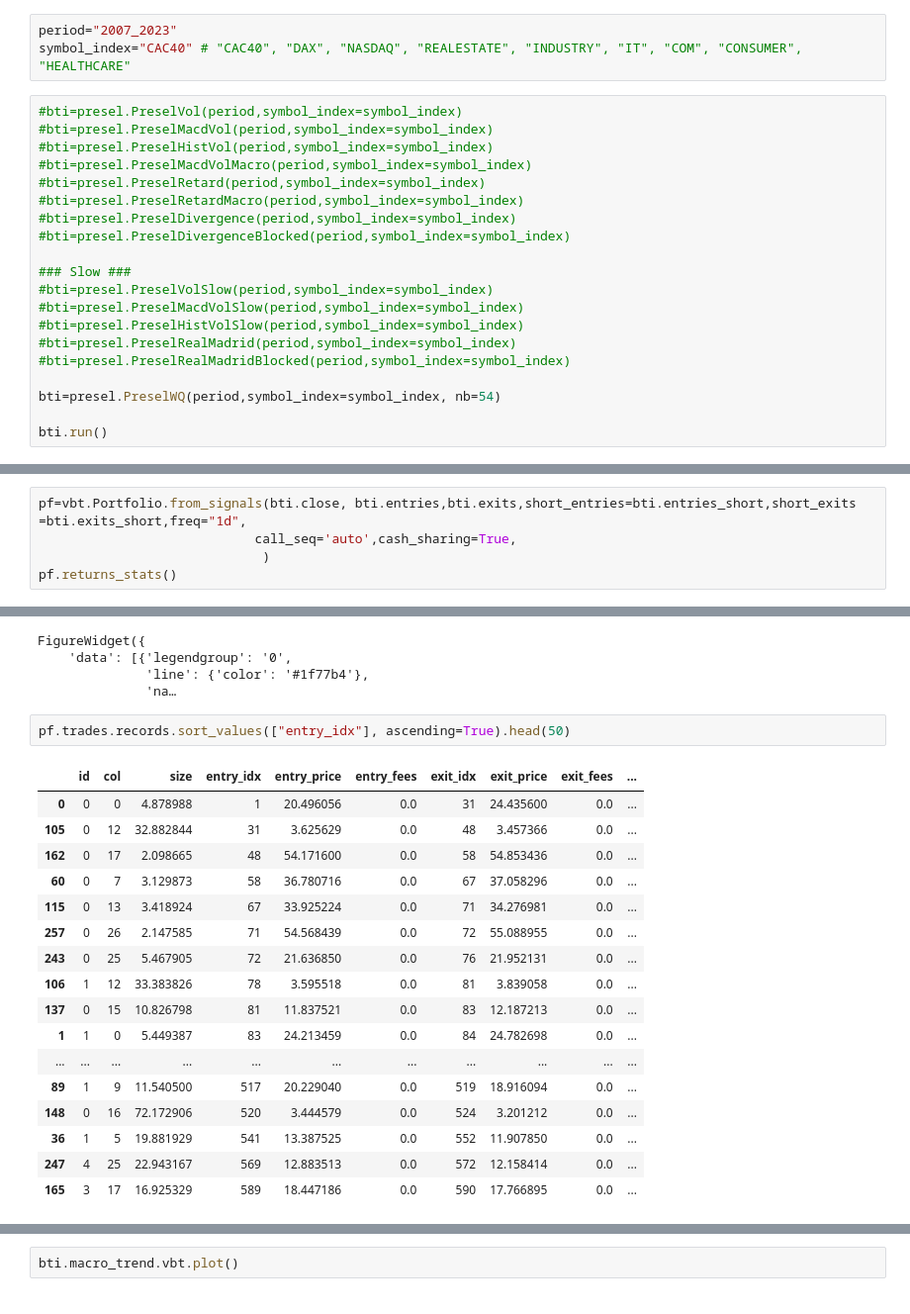
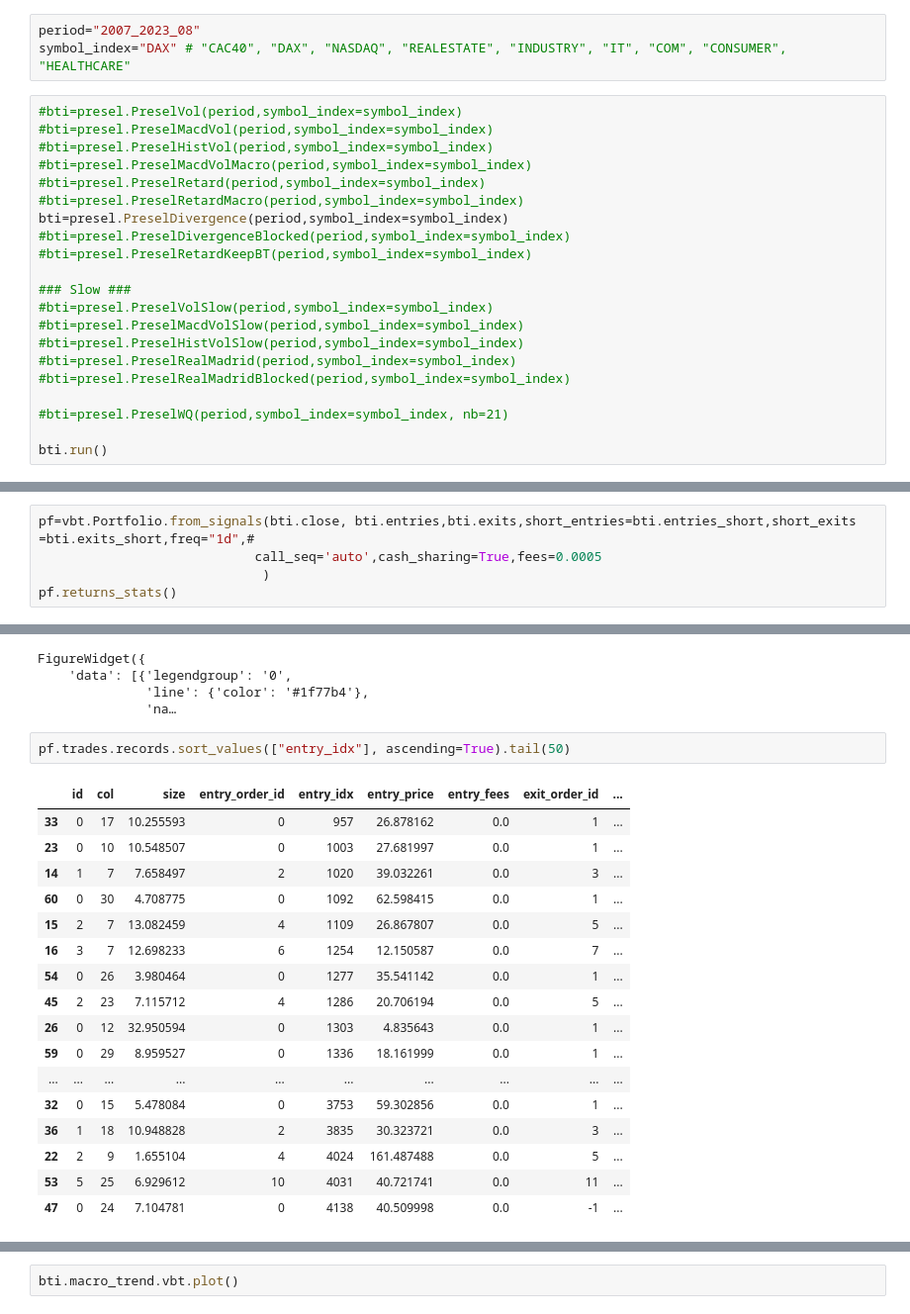
Before and after one commit to psemdel/py-trading-bot, a Jupyter notebook: py-trading-bot/jupyter_scripts/presel.ipynb, the cells around one changed output, grey strips where cells are left out. Shown: that part at 99% size. Cells and saved outputs as stored; diff of their text form.

```diff
--- a/py-trading-bot/jupyter_scripts/presel.ipynb
+++ b/py-trading-bot/jupyter_scripts/presel.ipynb
@@ -23,6 +23,6 @@ importlib.reload(presel)
 # %%
-period="2007_2023"
-symbol_index="CAC40" # "CAC40", "DAX", "NASDAQ", "REALESTATE", "INDUSTRY", "IT", "COM", "CONSUMER", "HEALTHCARE"
+period="2007_2023_08"
+symbol_index="DAX" # "CAC40", "DAX", "NASDAQ", "REALESTATE", "INDUSTRY", "IT", "COM", "CONSUMER", "HEALTHCARE"
 # %%
 #bti=presel.PreselVol(period,symbol_index=symbol_index)
 #bti=presel.PreselMacdVol(period,symbol_index=symbol_index)
@@ -30,8 +30,9 @@ symbol_index="CAC40" # "CAC40", "DAX", "NASDAQ", "REALESTATE", "INDUSTRY", "IT",
 #bti=presel.PreselMacdVolMacro(period,symbol_index=symbol_index)
 #bti=presel.PreselRetard(period,symbol_index=symbol_index)
 #bti=presel.PreselRetardMacro(period,symbol_index=symbol_index)
-#bti=presel.PreselDivergence(period,symbol_index=symbol_index)
+bti=presel.PreselDivergence(period,symbol_index=symbol_index)
 #bti=presel.PreselDivergenceBlocked(period,symbol_index=symbol_index)
+#bti=presel.PreselRetardKeepBT(period,symbol_index=symbol_index)
 
 ### Slow ###
 #bti=presel.PreselVolSlow(period,symbol_index=symbol_index)
@@ -40,7 +41,7 @@ symbol_index="CAC40" # "CAC40", "DAX", "NASDAQ", "REALESTATE", "INDUSTRY", "IT",
 #bti=presel.PreselRealMadrid(period,symbol_index=symbol_index)
 #bti=presel.PreselRealMadridBlocked(period,symbol_index=symbol_index)
 
-bti=presel.PreselWQ(period,symbol_index=symbol_index, nb=54)
+#bti=presel.PreselWQ(period,symbol_index=symbol_index, nb=21)
 
 bti.run()
 # %% [output]
@@ -51,6 +49,6 @@ invalid value encountered in divide
 # %%
-pf=vbt.Portfolio.from_signals(bti.close, bti.entries,bti.exits,short_entries=bti.entries_short,short_exits  =bti.exits_short,freq="1d",
-                            call_seq='auto',cash_sharing=True,
+pf=vbt.Portfolio.from_signals(bti.close, bti.entries,bti.exits,short_entries=bti.entries_short,short_exits  =bti.exits_short,freq="1d",#
+                            call_seq='auto',cash_sharing=True,fees=0.0005
                              )
 pf.returns_stats()
 # %% [output]
@@ -125,25 +131,25 @@ FigureWidget({
               'line': {'color': '#1f77b4'},
               'na…
 # %%
-pf.trades.records.sort_values(["entry_idx"], ascending=True).head(50)
+pf.trades.records.sort_values(["entry_idx"], ascending=True).tail(50)
 # %% [output]
-|  | id | col | size | entry_idx | entry_price | entry_fees | exit_idx | exit_price | exit_fees | ... |
-| 0 | 0 | 0 | 4.878988 | 1 | 20.496056 | 0.0 | 31 | 24.435600 | 0.0 | ... |
-| 105 | 0 | 12 | 32.882844 | 31 | 3.625629 | 0.0 | 48 | 3.457366 | 0.0 | ... |
-| 162 | 0 | 17 | 2.098665 | 48 | 54.171600 | 0.0 | 58 | 54.853436 | 0.0 | ... |
-| 60 | 0 | 7 | 3.129873 | 58 | 36.780716 | 0.0 | 67 | 37.058296 | 0.0 | ... |
-| 115 | 0 | 13 | 3.418924 | 67 | 33.925224 | 0.0 | 71 | 34.276981 | 0.0 | ... |
-| 257 | 0 | 26 | 2.147585 | 71 | 54.568439 | 0.0 | 72 | 55.088955 | 0.0 | ... |
-| 243 | 0 | 25 | 5.467905 | 72 | 21.636850 | 0.0 | 76 | 21.952131 | 0.0 | ... |
-| 106 | 1 | 12 | 33.383826 | 78 | 3.595518 | 0.0 | 81 | 3.839058 | 0.0 | ... |
-| 137 | 0 | 15 | 10.826798 | 81 | 11.837521 | 0.0 | 83 | 12.187213 | 0.0 | ... |
-| 1 | 1 | 0 | 5.449387 | 83 | 24.213459 | 0.0 | 84 | 24.782698 | 0.0 | ... |
-| ... | ... | ... | ... | ... | ... | ... | ... | ... | ... | ... |
-| 89 | 1 | 9 | 11.540500 | 517 | 20.229040 | 0.0 | 519 | 18.916094 | 0.0 | ... |
-| 148 | 0 | 16 | 72.172906 | 520 | 3.444579 | 0.0 | 524 | 3.201212 | 0.0 | ... |
-| 36 | 1 | 5 | 19.881929 | 541 | 13.387525 | 0.0 | 552 | 11.907850 | 0.0 | ... |
-| 247 | 4 | 25 | 22.943167 | 569 | 12.883513 | 0.0 | 572 | 12.158414 | 0.0 | ... |
-| 165 | 3 | 17 | 16.925329 | 589 | 18.447186 | 0.0 | 590 | 17.766895 | 0.0 | ... |
+|  | id | col | size | entry_order_id | entry_idx | entry_price | entry_fees | exit_order_id | ... |
+| 33 | 0 | 17 | 10.255593 | 0 | 957 | 26.878162 | 0.0 | 1 | ... |
+| 23 | 0 | 10 | 10.548507 | 0 | 1003 | 27.681997 | 0.0 | 1 | ... |
+| 14 | 1 | 7 | 7.658497 | 2 | 1020 | 39.032261 | 0.0 | 3 | ... |
+| 60 | 0 | 30 | 4.708775 | 0 | 1092 | 62.598415 | 0.0 | 1 | ... |
+| 15 | 2 | 7 | 13.082459 | 4 | 1109 | 26.867807 | 0.0 | 5 | ... |
+| 16 | 3 | 7 | 12.698233 | 6 | 1254 | 12.150587 | 0.0 | 7 | ... |
+| 54 | 0 | 26 | 3.980464 | 0 | 1277 | 35.541142 | 0.0 | 1 | ... |
+| 45 | 2 | 23 | 7.115712 | 4 | 1286 | 20.706194 | 0.0 | 5 | ... |
+| 26 | 0 | 12 | 32.950594 | 0 | 1303 | 4.835643 | 0.0 | 1 | ... |
+| 59 | 0 | 29 | 8.959527 | 0 | 1336 | 18.161999 | 0.0 | 1 | ... |
+| ... | ... | ... | ... | ... | ... | ... | ... | ... | ... |
+| 32 | 0 | 15 | 5.478084 | 0 | 3753 | 59.302856 | 0.0 | 1 | ... |
+| 36 | 1 | 18 | 10.948828 | 2 | 3835 | 30.323721 | 0.0 | 3 | ... |
+| 22 | 2 | 9 | 1.655104 | 4 | 4024 | 161.487488 | 0.0 | 5 | ... |
+| 53 | 5 | 25 | 6.929612 | 10 | 4031 | 40.721741 | 0.0 | 11 | ... |
+| 47 | 0 | 24 | 7.104781 | 0 | 4138 | 40.509998 | 0.0 | -1 | ... |
 # %%
 ### Statistics which action what ordered the most ###
 pf.trades.records.groupby("col").count()
```
Also changed, not shown: parts of 8 cells of this notebook, 21 other files.
